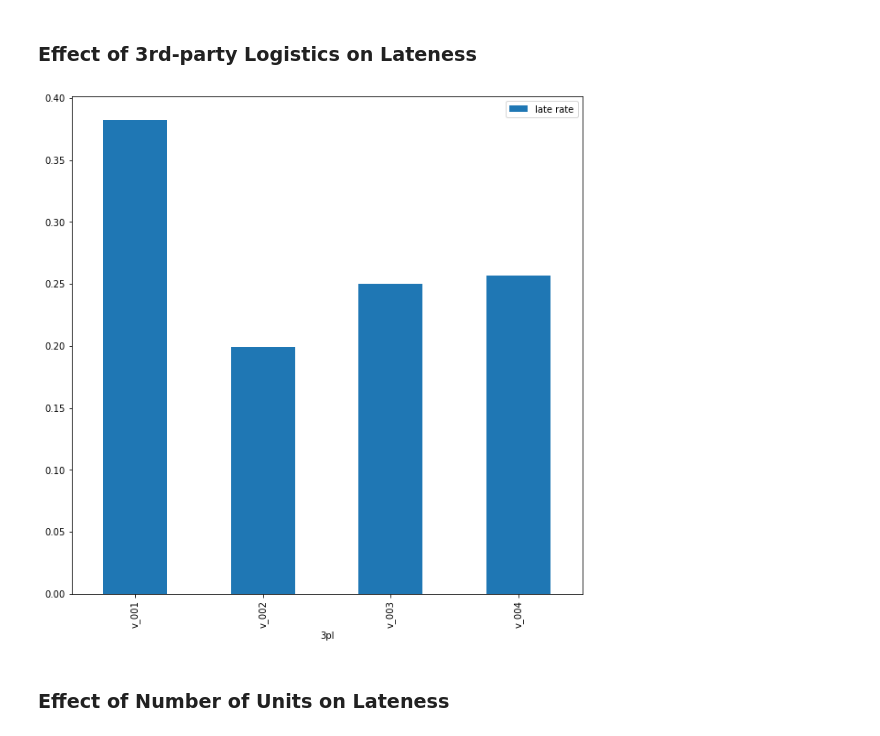
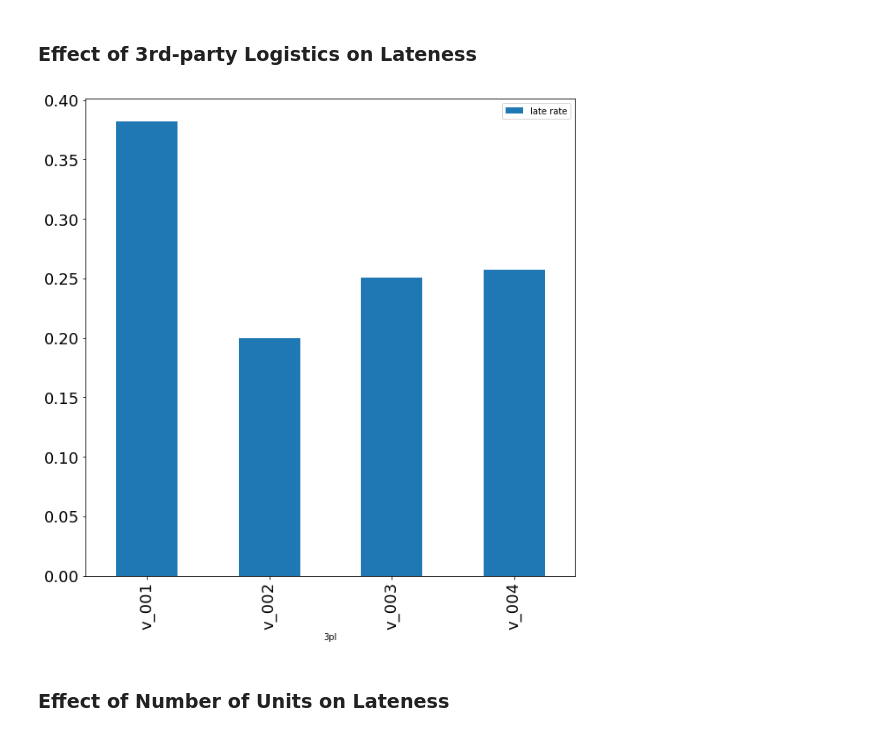
Before and after one commit to jospaeth-tum/accenture-challenge-2022, a Jupyter notebook: basic_descriptive_analysis.ipynb, the cells around one changed output. Drawn from its saved outputs; the diff is of its cells as text; code cells hidden in the pictures.

```diff
--- a/basic_descriptive_analysis.ipynb
+++ b/basic_descriptive_analysis.ipynb
@@ -104,12 +104,12 @@ fig = p.get_figure().savefig("plots/logistic_hubs.png")
 # %%
 a = orders[orders['late_order'] == True].groupby(by=['3pl']).count()[['order_id']]
 b = orders.groupby(by=['3pl']).count()[['order_id']]
 c = (a/b).rename(columns={'order_id': 'late rate'})
 
-p = c.plot(kind='bar', figsize=(10,10))
+p = c.plot(kind='bar', figsize=(10,10), fontsize=18)
 fig = p.get_figure().savefig("plots/3rdparty_logistics.png")
 # %% [output]
-[figure, old version]
+[figure, new version]
 # %% [markdown]
 ### Effect of Number of Units on Lateness
 # %%
```
Also changed, not shown: parts of 3 cells of this notebook, 4 other files.
